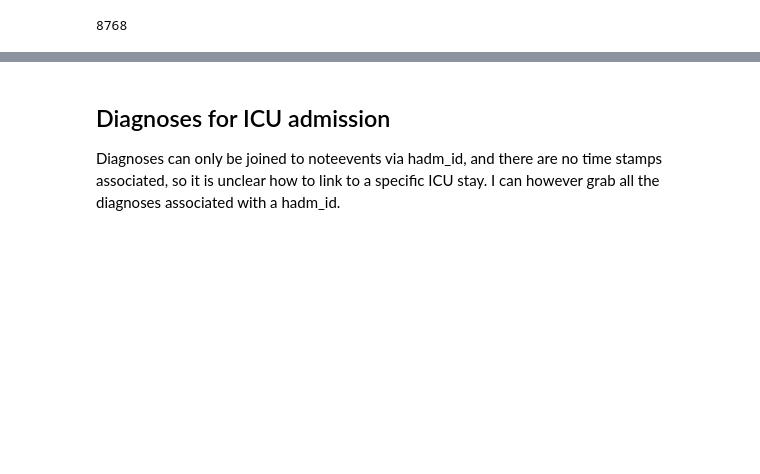
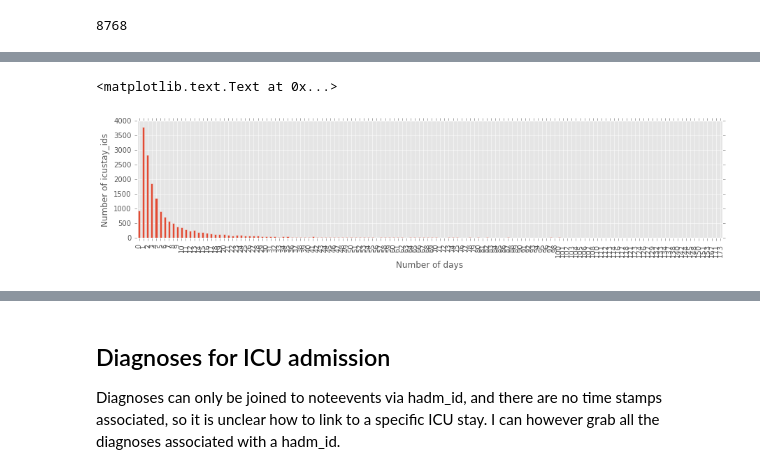
Before and after one commit to yhtgrace/echo, a Jupyter notebook: notebooks/161012_todo.ipynb, the cells around one changed output, grey strips where cells are left out. Cells and saved outputs as stored; diff of their text form; code cells hidden in the pictures; blank space fills up the shorter version.

```diff
--- a/notebooks/161012_todo.ipynb
+++ b/notebooks/161012_todo.ipynb
@@ -383,0 +399,3 @@ len(set(vent['hadm_id']) & set(icu_echos['hadm_id']))
+# %%
+res = icu_echos.groupby('icustay_id').first()
+(res['outtime'] - res['intime']).mean()
@@ -383,0 +404,8 @@ len(set(vent['hadm_id']) & set(icu_echos['hadm_id']))
+# %%
+plt.figure(figsize = (15, 3))
+(res['outtime'] - res['intime']).apply(lambda dt: dt.days).value_counts().sort_index().plot(kind = 'bar')
+plt.xlabel('Number of days')
+plt.ylabel('Number of icustay_ids')
+# %% [output]
+<matplotlib.text.Text at 0x...>
+[figure, added]
```
Also changed, not shown: parts of 59 cells of this notebook, 1 other file.
